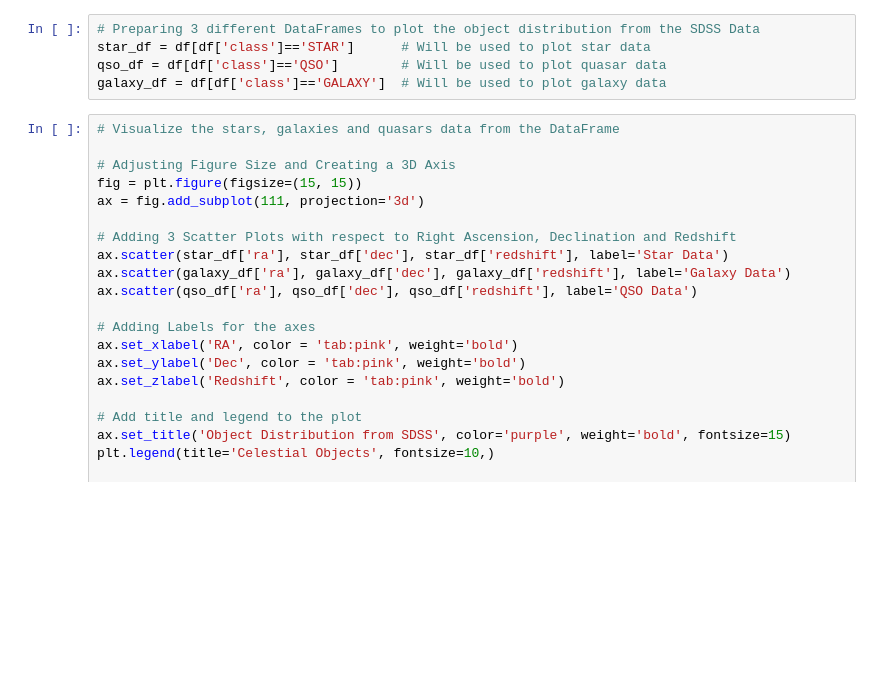
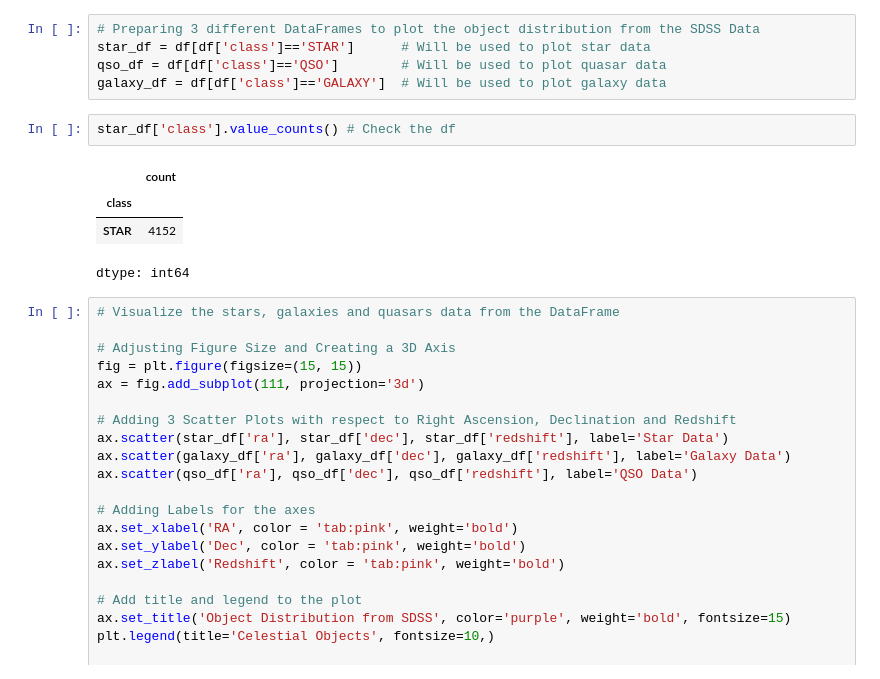
Before and after one commit to MauricioRPF/Astronomy-Machine-Learning, a Jupyter notebook: Cap.05/Cap.05.02.ipynb, the cells around one changed output. Drawn from its saved outputs; the diff is of its cells as text; blank space fills up the shorter version.

```diff
--- a/Cap.05/Cap.05.02.ipynb
+++ b/Cap.05/Cap.05.02.ipynb
@@ -177,6 +162,13 @@ plt.show()
 star_df = df[df['class']=='STAR']      # Will be used to plot star data
 qso_df = df[df['class']=='QSO']        # Will be used to plot quasar data
 galaxy_df = df[df['class']=='GALAXY']  # Will be used to plot galaxy data
+# %%
+star_df['class'].value_counts() # Check the df
+# %% [output]
+|  | count |
+| class |  |
+| STAR | 4152 |
+dtype: int64
 # %%
 # Visualize the stars, galaxies and quasars data from the DataFrame
 
```
Also changed, not shown: parts of 6 cells of this notebook.
